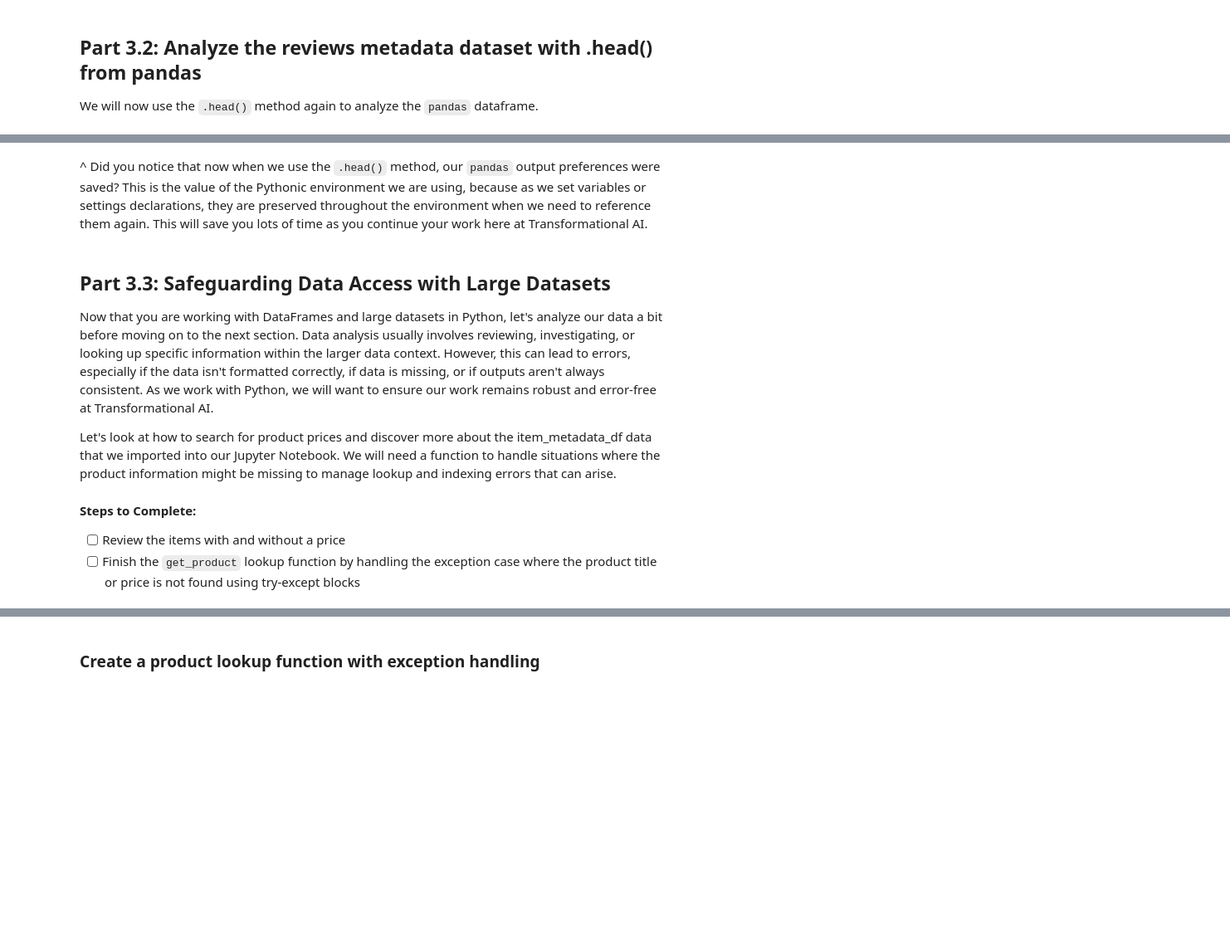
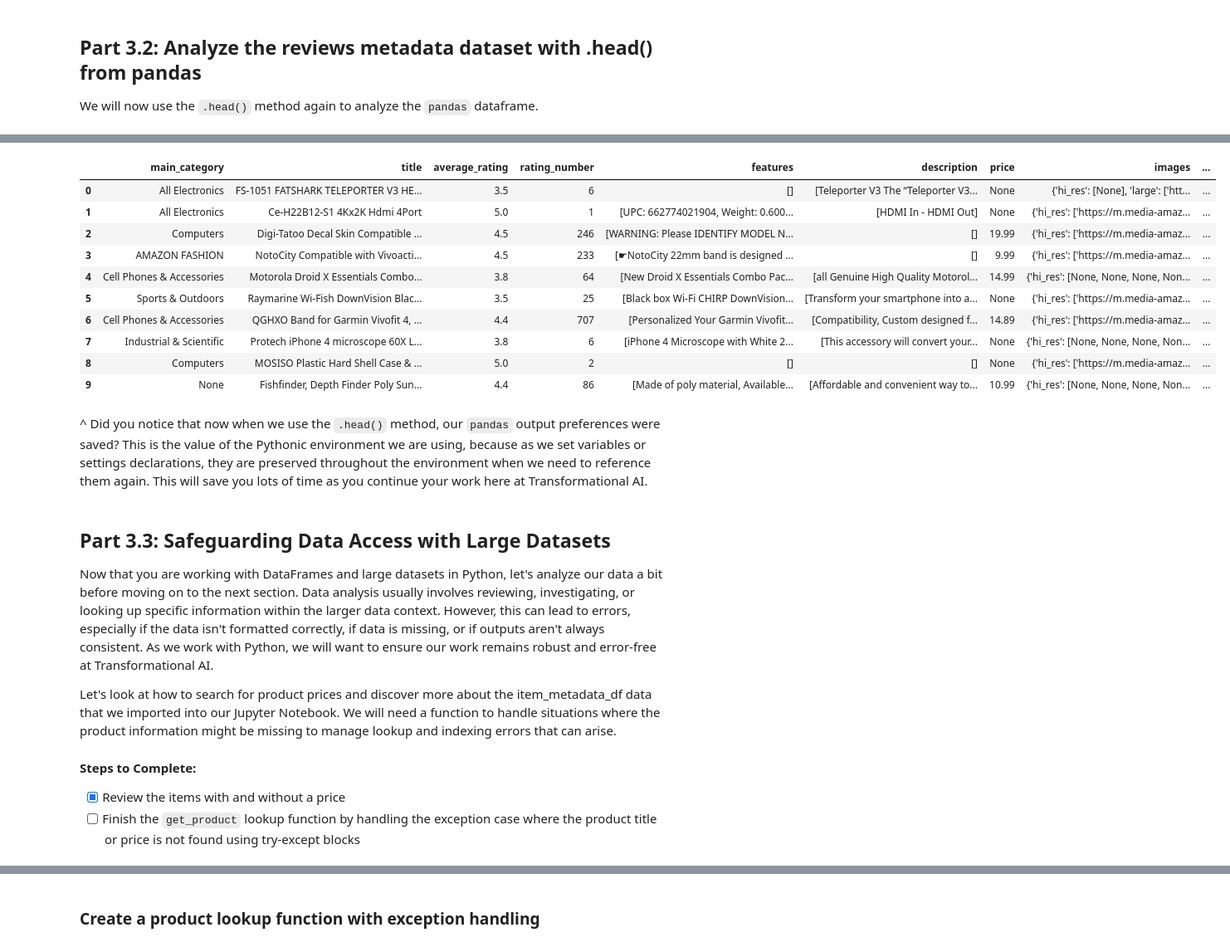
Before and after one commit to smmurdock/A-Data-Driven-Approach-to-AI-and-Python, a Jupyter notebook: solution/Udacity - PCEP Project.ipynb, the cells around one changed output, grey strips where cells are left out. Shown at 83% size. Drawn from its saved outputs; the diff is of its cells as text; code cells hidden in the pictures; blank space fills up the shorter version.

```diff
--- a/solution/Udacity - PCEP Project.ipynb
+++ b/solution/Udacity - PCEP Project.ipynb
@@ -277,3 +345,17 @@ print(item_metadata_df.head(10))
+# %%
+item_metadata_df.head(10)
+# %% [output]
+|  | main_category | title | average_rating | rating_number | features | description | price | images | ... |
+| 0 | All Electronics | FS-1051 FATSHARK TELEPORTER V3 HE... | 3.5 | 6 | [] | [Teleporter V3 The “Teleporter V3... | None | {'hi_res': [None], 'large': ['htt... | ... |
+| 1 | All Electronics | Ce-H22B12-S1 4Kx2K Hdmi 4Port | 5.0 | 1 | [UPC: 662774021904, Weight: 0.600... | [HDMI In - HDMI Out] | None | {'hi_res': ['https://m.media-amaz... | ... |
+| 2 | Computers | Digi-Tatoo Decal Skin Compatible ... | 4.5 | 246 | [WARNING: Please IDENTIFY MODEL N... | [] | 19.99 | {'hi_res': ['https://m.media-amaz... | ... |
+| 3 | AMAZON FASHION | NotoCity Compatible with Vivoacti... | 4.5 | 233 | [☛NotoCity 22mm band is designed ... | [] | 9.99 | {'hi_res': ['https://m.media-amaz... | ... |
+| 4 | Cell Phones & Accessories | Motorola Droid X Essentials Combo... | 3.8 | 64 | [New Droid X Essentials Combo Pac... | [all Genuine High Quality Motorol... | 14.99 | {'hi_res': [None, None, None, Non... | ... |
+| 5 | Sports & Outdoors | Raymarine Wi-Fish DownVision Blac... | 3.5 | 25 | [Black box Wi-Fi CHIRP DownVision... | [Transform your smartphone into a... | None | {'hi_res': ['https://m.media-amaz... | ... |
+| 6 | Cell Phones & Accessories | QGHXO Band for Garmin Vivofit 4, ... | 4.4 | 707 | [Personalized Your Garmin Vivofit... | [Compatibility, Custom designed f... | 14.89 | {'hi_res': ['https://m.media-amaz... | ... |
+| 7 | Industrial & Scientific | Protech iPhone 4 microscope 60X L... | 3.8 | 6 | [iPhone 4 Microscope with White 2... | [This accessory will convert your... | None | {'hi_res': [None, None, None, Non... | ... |
+| 8 | Computers | MOSISO Plastic Hard Shell Case & ... | 5.0 | 2 | [] | [] | None | {'hi_res': ['https://m.media-amaz... | ... |
+| 9 | None | Fishfinder, Depth Finder Poly Sun... | 4.4 | 86 | [Made of poly material, Available... | [Affordable and convenient way to... | 10.99 | {'hi_res': [None, None, None, Non... | ... |
 # %% [markdown]
 ^ Did you notice that now when we use the `.head()` method, our `pandas` output preferences were saved? This is the value of the Pythonic environment we are using, because as we set variables or settings declarations, they are preserved throughout the environment when we need to reference them again. This will save you lots of time as you continue your work here at Transformational AI.
 # %% [markdown]
@@ -284,7 +366,7 @@ Now that you are working with DataFrames and large datasets in Python, let's ana
 Let's look at how to search for product prices and discover more about the item_metadata_df data that we imported into our Jupyter Notebook. We will need a function to handle situations where the product information might be missing to manage lookup and indexing errors that can arise.
 
 #### Steps to Complete:
-- [ ] Review the items with and without a price
+- [X] Review the items with and without a price
 - [ ] Finish the `get_product` lookup function by handling the exception case where the product title or price is not found using try-except blocks
 # %%
 import pandas as pd
```
Also changed, not shown: parts of 16 cells of this notebook.
